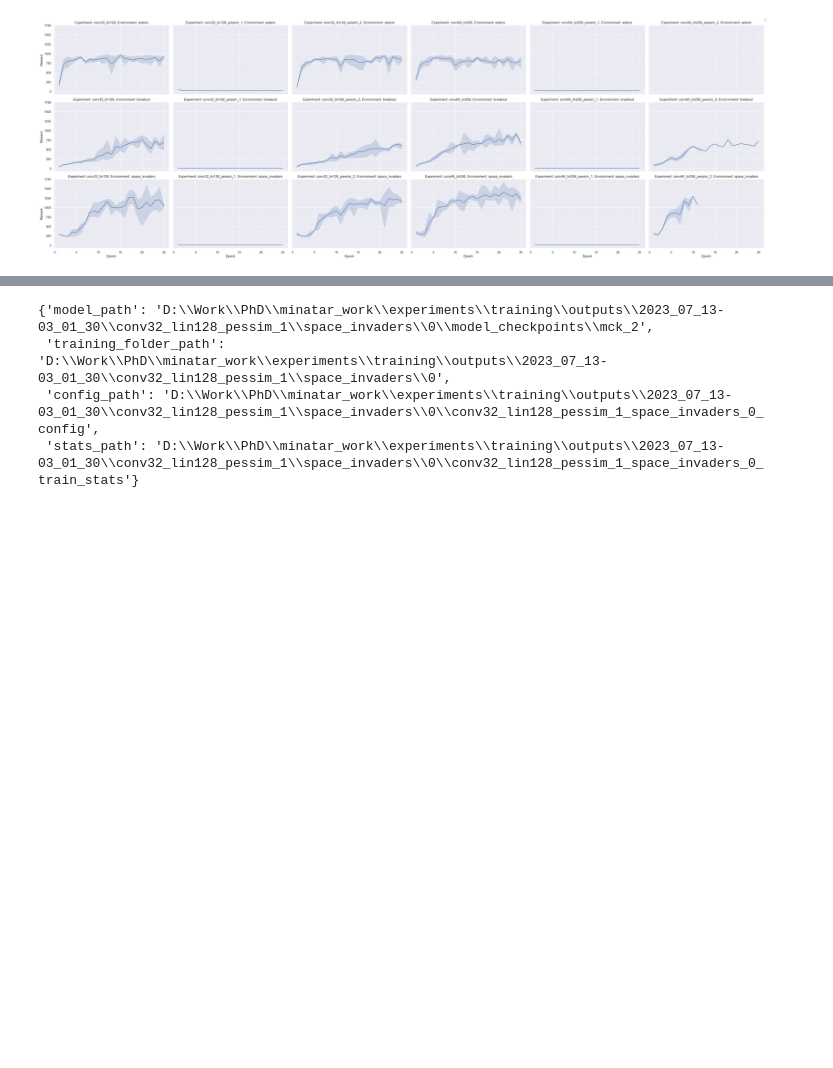
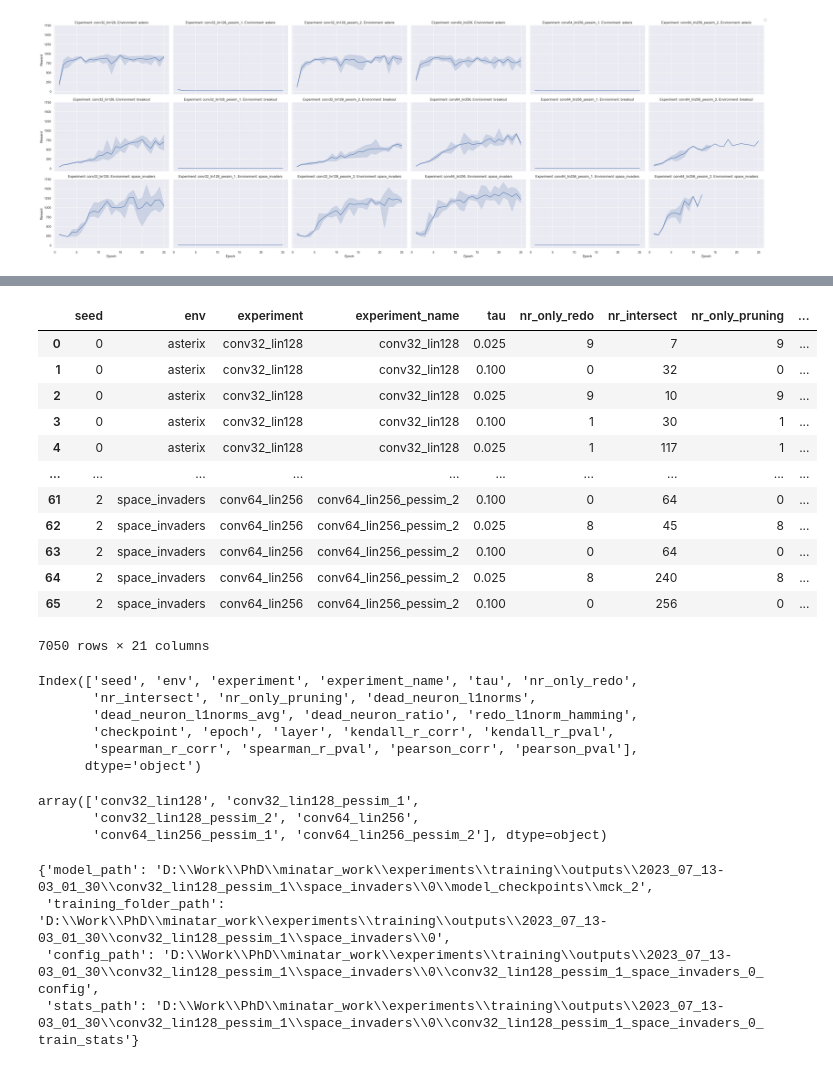
Before and after one commit to mariusdgm/minatar_work, a Jupyter notebook: notebooks/inspect_training_output.ipynb, the cells around one changed output, grey strips where cells are left out. Cells and saved outputs as stored; diff of their text form; code cells hidden in the pictures; blank space fills up the shorter version.

```diff
--- a/notebooks/inspect_training_output.ipynb
+++ b/notebooks/inspect_training_output.ipynb
@@ -174,0 +383,38 @@ plt.show()
+# %%
+exp_analysis_results = []
+
+for exp_paths in experiment_paths:
+    exp_analysis_results.append(compare_redo_pruning(exp_paths))
+
+# concatenate the dataframes vertically
+df_res = pd.concat(exp_analysis_results)
+df_res
+# %% [output]
+|  | seed | env | experiment | experiment_name | tau | nr_only_redo | nr_intersect | nr_only_pruning | ... |
+| 0 | 0 | asterix | conv32_lin128 | conv32_lin128 | 0.025 | 9 | 7 | 9 | ... |
+| 1 | 0 | asterix | conv32_lin128 | conv32_lin128 | 0.100 | 0 | 32 | 0 | ... |
+| 2 | 0 | asterix | conv32_lin128 | conv32_lin128 | 0.025 | 9 | 10 | 9 | ... |
+| 3 | 0 | asterix | conv32_lin128 | conv32_lin128 | 0.100 | 1 | 30 | 1 | ... |
+| 4 | 0 | asterix | conv32_lin128 | conv32_lin128 | 0.025 | 1 | 117 | 1 | ... |
+| ... | ... | ... | ... | ... | ... | ... | ... | ... | ... |
+| 61 | 2 | space_invaders | conv64_lin256 | conv64_lin256_pessim_2 | 0.100 | 0 | 64 | 0 | ... |
+| 62 | 2 | space_invaders | conv64_lin256 | conv64_lin256_pessim_2 | 0.025 | 8 | 45 | 8 | ... |
+| 63 | 2 | space_invaders | conv64_lin256 | conv64_lin256_pessim_2 | 0.100 | 0 | 64 | 0 | ... |
+| 64 | 2 | space_invaders | conv64_lin256 | conv64_lin256_pessim_2 | 0.025 | 8 | 240 | 8 | ... |
+| 65 | 2 | space_invaders | conv64_lin256 | conv64_lin256_pessim_2 | 0.100 | 0 | 256 | 0 | ... |
+7050 rows × 21 columns
+# %%
+df_res.columns
+# %% [output]
+Index(['seed', 'env', 'experiment', 'experiment_name', 'tau', 'nr_only_redo',
+       'nr_intersect', 'nr_only_pruning', 'dead_neuron_l1norms',
+       'dead_neuron_l1norms_avg', 'dead_neuron_ratio', 'redo_l1norm_hamming',
+       'checkpoint', 'epoch', 'layer', 'kendall_r_corr', 'kendall_r_pval',
+       'spearman_r_corr', 'spearman_r_pval', 'pearson_corr', 'pearson_pval'],
+      dtype='object')
+# %%
+df_res["experiment_name"].unique()
+# %% [output]
+array(['conv32_lin128', 'conv32_lin128_pessim_1',
+       'conv32_lin128_pessim_2', 'conv64_lin256',
+       'conv64_lin256_pessim_1', 'conv64_lin256_pessim_2'], dtype=object)
```
Also changed, not shown: parts of 7 cells of this notebook, 3 other files.
